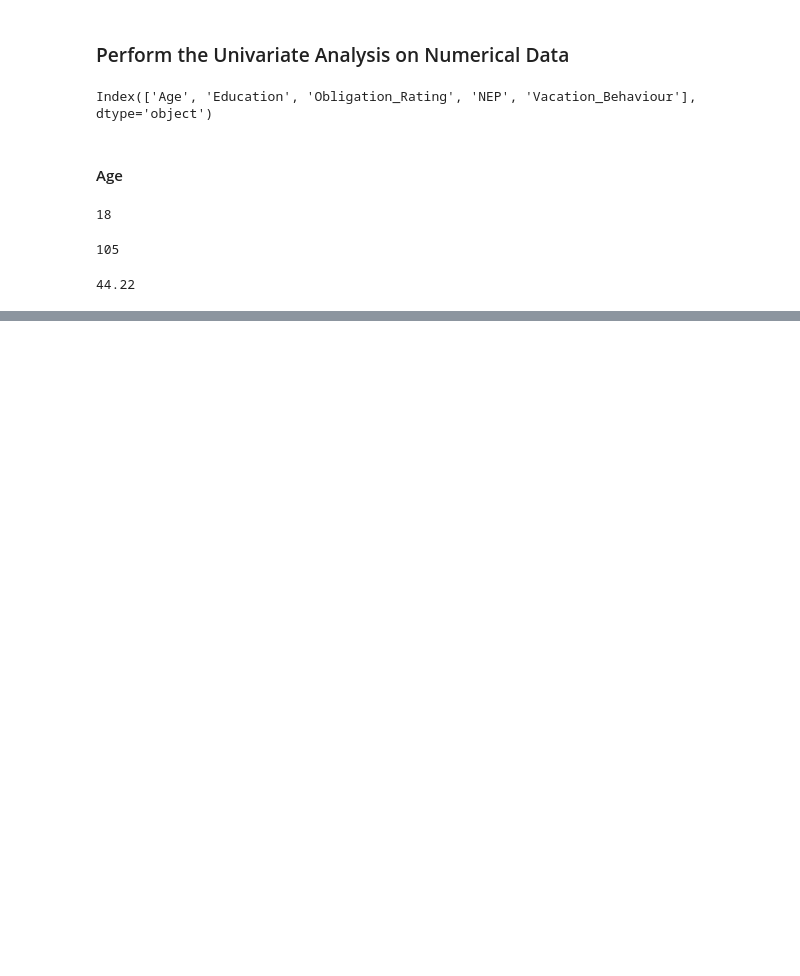
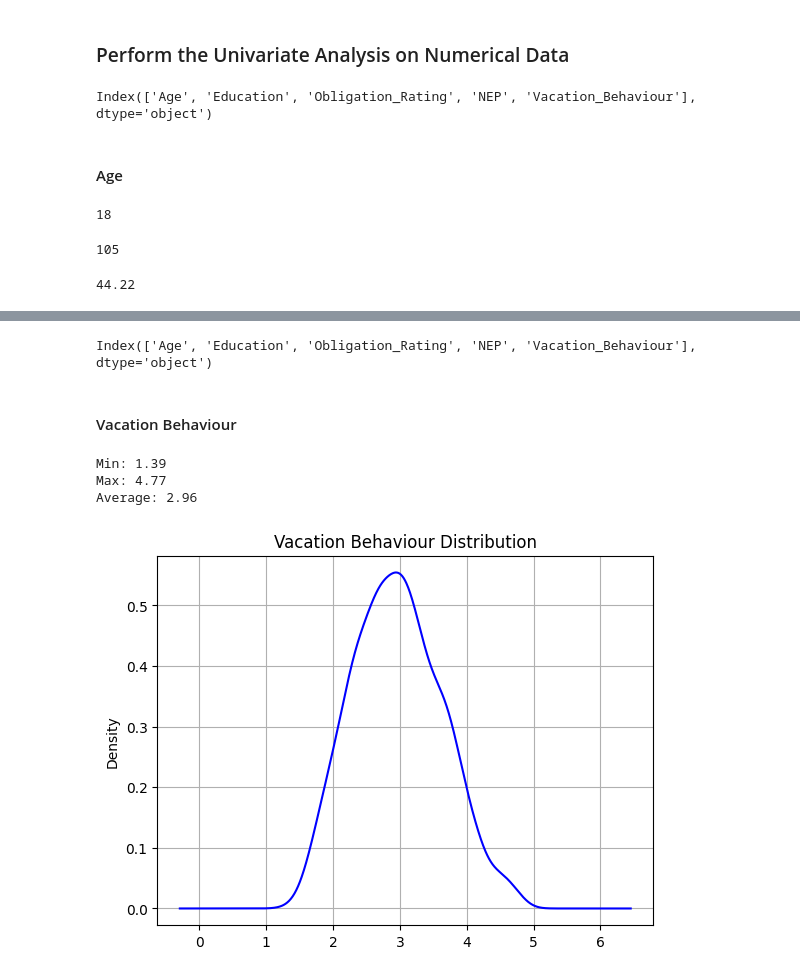
Before and after one commit to Uraniumking007/College-Stuff, a Jupyter notebook: BE/codeunnati/python_scripts_ckpcet/project_on_data_analytics/data_analytics_on_vacation_data/Data_Analytics_On_Vacation_Data.ipynb, the cells around one changed output, grey strips where cells are left out. Drawn from its saved outputs; the diff is of its cells as text; code cells hidden in the pictures; blank space fills up the shorter version.

```diff
--- a/BE/codeunnati/python_scripts_ckpcet/project_on_data_analytics/data_analytics_on_vacation_data/Data_Analytics_On_Vacation_Data.ipynb
+++ b/BE/codeunnati/python_scripts_ckpcet/project_on_data_analytics/data_analytics_on_vacation_data/Data_Analytics_On_Vacation_Data.ipynb
@@ -391,0 +473,21 @@ plt.show()
+# %%
+# Show the numerical Columns
+
+df_num.columns
+# %% [output]
+Index(['Age', 'Education', 'Obligation_Rating', 'NEP', 'Vacation_Behaviour'], dtype='object')
+# %% [markdown]
+#### Vacation Behaviour
+# %%
+# Show min, max and average of Vacation Behaviour attribute
+
+print(f"Min: {to_fixed(df_num.Vacation_Behaviour.min(),2)} \nMax: {to_fixed(df_num.Vacation_Behaviour.max(),2)} \nAverage: {to_fixed(df_num.Vacation_Behaviour.mean(),2)}")
+# %% [output]
+Min: 1.39
+Max: 4.77
+Average: 2.96
+# %%
+df_num.Vacation_Behaviour.plot(kind='kde',color='b',title='Vacation Behaviour Distribution',grid=True)
+plt.show()
+# %% [output]
+[figure, added]
```
Also changed, not shown: parts of 33 cells of this notebook.
